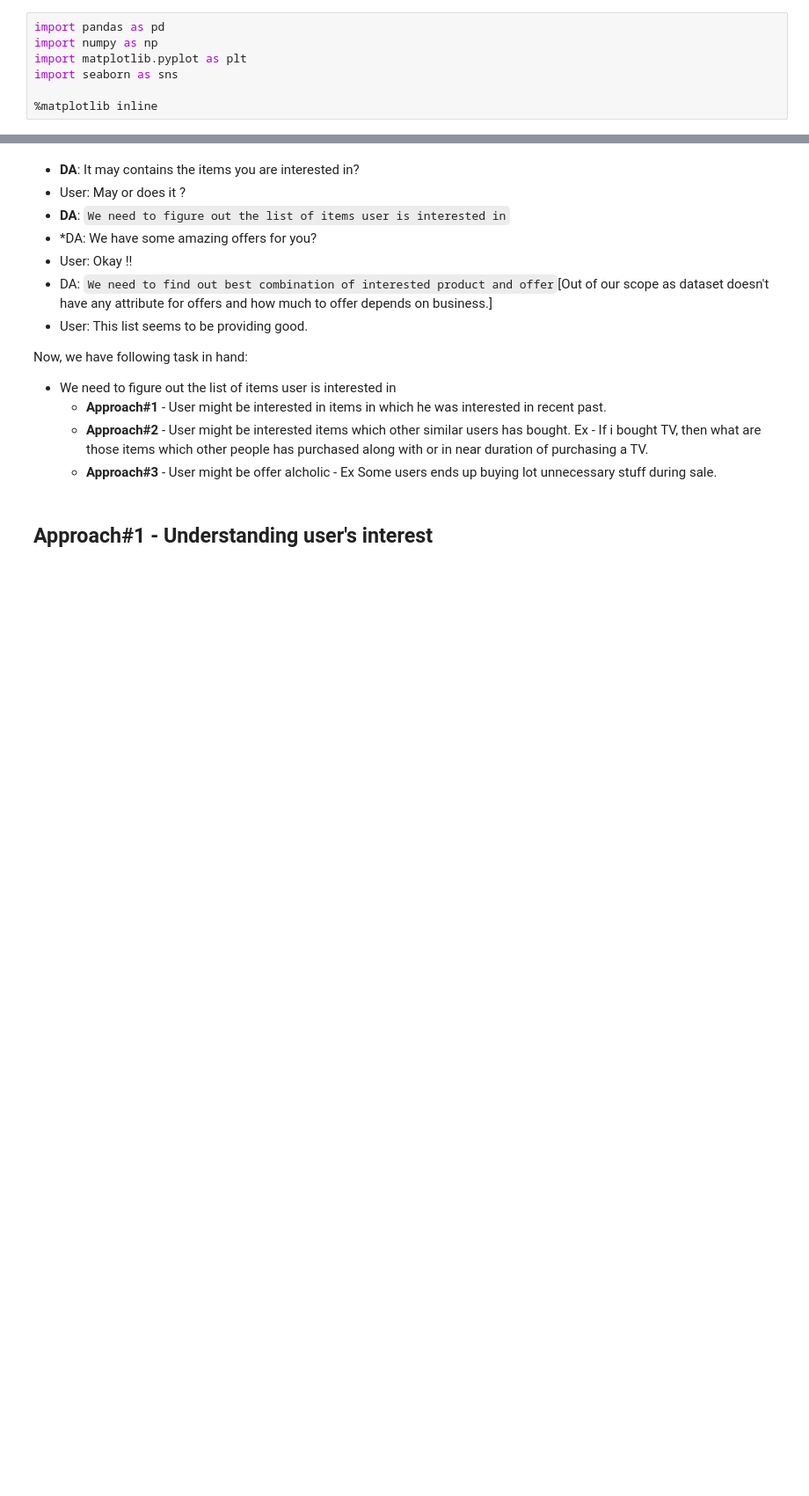
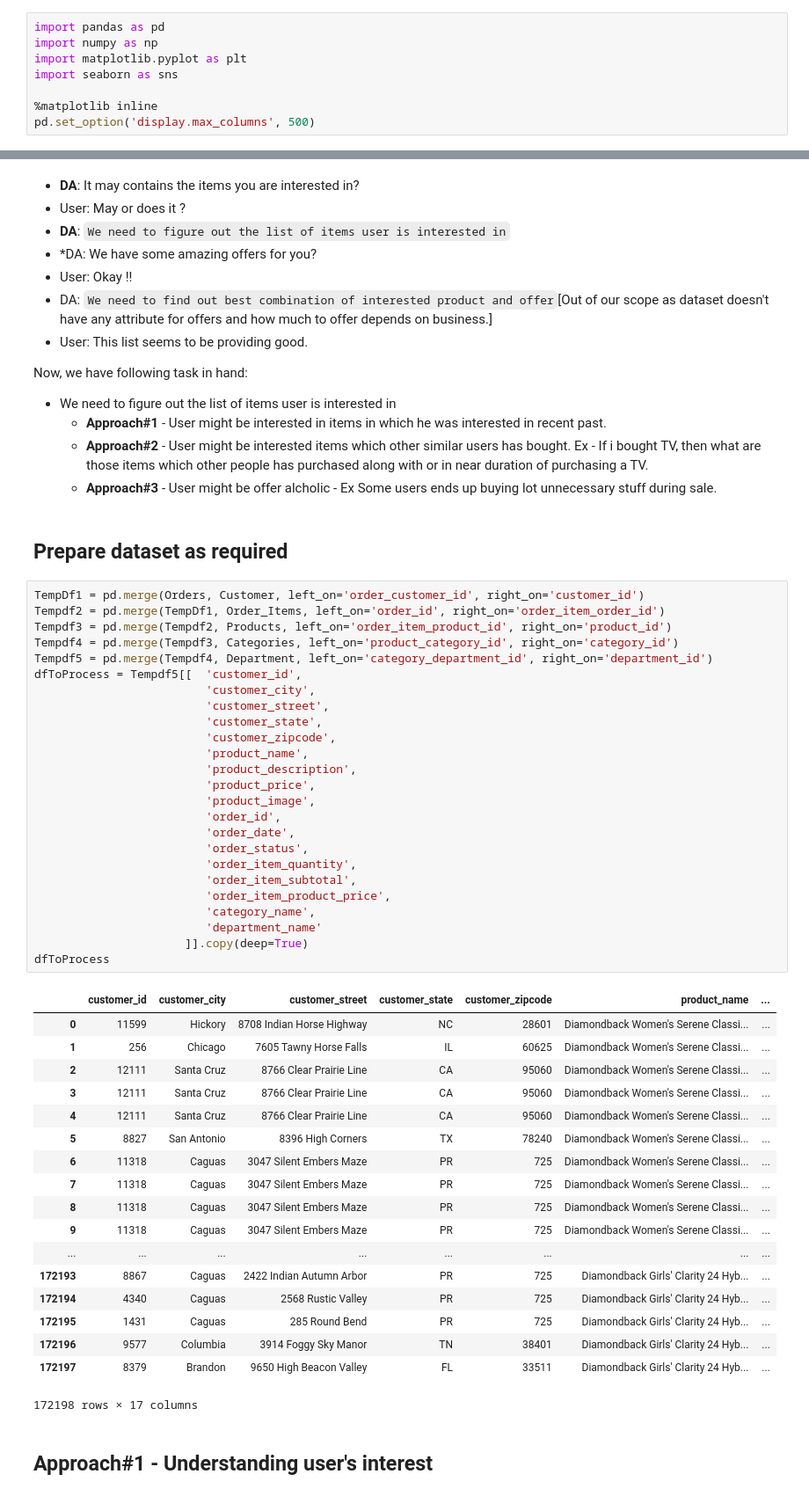
Before and after one commit to guptakvgaurav/ML-Weekend, a Jupyter notebook: jun_2_2018/scripts/gaurav/email_campaign.ipynb, the cells around one changed output, grey strips where cells are left out. Shown at 88% size. Cells and saved outputs as stored; diff of their text form; blank space fills up the shorter version.

Commit message:
Collated all required data into single dataframe.

```diff
--- a/jun_2_2018/scripts/gaurav/email_campaign.ipynb
+++ b/jun_2_2018/scripts/gaurav/email_campaign.ipynb
@@ -5,4 +5,5 @@ import matplotlib.pyplot as plt
 import seaborn as sns
 
 %matplotlib inline
+pd.set_option('display.max_columns', 500)
 # %%
@@ -108,5 +110,51 @@ Now, we have following task in hand:
     - **Approach#1** - User might be interested in items in which he was interested in recent past.
     - **Approach#2** - User might be interested items which other similar users has bought. Ex - If i bought TV, then what are those items which other people has purchased along with or in near duration of purchasing a TV.
     - **Approach#3** - User might be offer alcholic - Ex Some users ends up buying lot unnecessary stuff during sale.
+# %% [markdown]
+## Prepare dataset as required
+# %%
+TempDf1 = pd.merge(Orders, Customer, left_on='order_customer_id', right_on='customer_id')
+Tempdf2 = pd.merge(TempDf1, Order_Items, left_on='order_id', right_on='order_item_order_id')
+Tempdf3 = pd.merge(Tempdf2, Products, left_on='order_item_product_id', right_on='product_id')
+Tempdf4 = pd.merge(Tempdf3, Categories, left_on='product_category_id', right_on='category_id')
+Tempdf5 = pd.merge(Tempdf4, Department, left_on='category_department_id', right_on='department_id')
+dfToProcess = Tempdf5[[  'customer_id',
+                         'customer_city',
+                         'customer_street',
+                         'customer_state',
+                         'customer_zipcode',
+                         'product_name',
+                         'product_description',
+                         'product_price',
+                         'product_image',
+                         'order_id',
+                         'order_date',
+                         'order_status',
+                         'order_item_quantity',
+                         'order_item_subtotal',
+                         'order_item_product_price',
+                         'category_name',
+                         'department_name'
+                      ]].copy(deep=True)
+dfToProcess
+# %% [output]
+|  | customer_id | customer_city | customer_street | customer_state | customer_zipcode | product_name | ... |
+| 0 | 11599 | Hickory | 8708 Indian Horse Highway | NC | 28601 | Diamondback Women's Serene Classi... | ... |
+| 1 | 256 | Chicago | 7605 Tawny Horse Falls | IL | 60625 | Diamondback Women's Serene Classi... | ... |
+| 2 | 12111 | Santa Cruz | 8766 Clear Prairie Line | CA | 95060 | Diamondback Women's Serene Classi... | ... |
+| 3 | 12111 | Santa Cruz | 8766 Clear Prairie Line | CA | 95060 | Diamondback Women's Serene Classi... | ... |
+| 4 | 12111 | Santa Cruz | 8766 Clear Prairie Line | CA | 95060 | Diamondback Women's Serene Classi... | ... |
+| 5 | 8827 | San Antonio | 8396 High Corners | TX | 78240 | Diamondback Women's Serene Classi... | ... |
+| 6 | 11318 | Caguas | 3047 Silent Embers Maze | PR | 725 | Diamondback Women's Serene Classi... | ... |
+| 7 | 11318 | Caguas | 3047 Silent Embers Maze | PR | 725 | Diamondback Women's Serene Classi... | ... |
+| 8 | 11318 | Caguas | 3047 Silent Embers Maze | PR | 725 | Diamondback Women's Serene Classi... | ... |
+| 9 | 11318 | Caguas | 3047 Silent Embers Maze | PR | 725 | Diamondback Women's Serene Classi... | ... |
+| ... | ... | ... | ... | ... | ... | ... | ... |
+| 172193 | 8867 | Caguas | 2422 Indian Autumn Arbor | PR | 725 | Diamondback Girls' Clarity 24 Hyb... | ... |
+| 172194 | 4340 | Caguas | 2568 Rustic Valley | PR | 725 | Diamondback Girls' Clarity 24 Hyb... | ... |
+| 172195 | 1431 | Caguas | 285 Round Bend | PR | 725 | Diamondback Girls' Clarity 24 Hyb... | ... |
+| 172196 | 9577 | Columbia | 3914 Foggy Sky Manor | TN | 38401 | Diamondback Girls' Clarity 24 Hyb... | ... |
+| 172197 | 8379 | Brandon | 9650 High Beacon Valley | FL | 33511 | Diamondback Girls' Clarity 24 Hyb... | ... |
+172198 rows × 17 columns
 # %% [markdown]
 ## Approach#1 - Understanding user's interest
```
Also changed, not shown: parts of 1 cell of this notebook.
